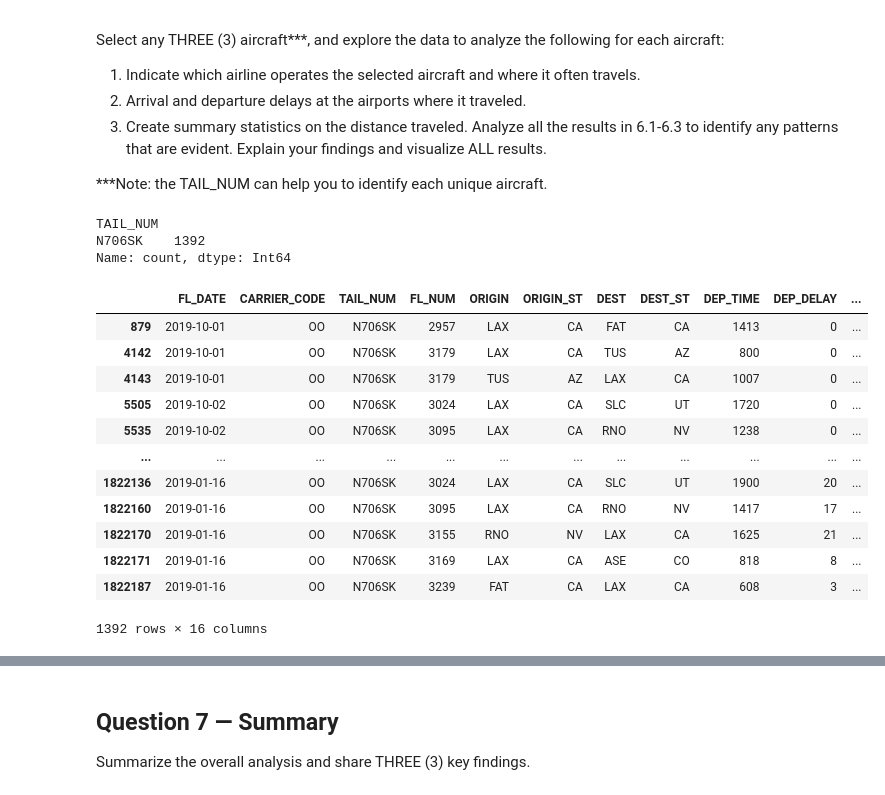
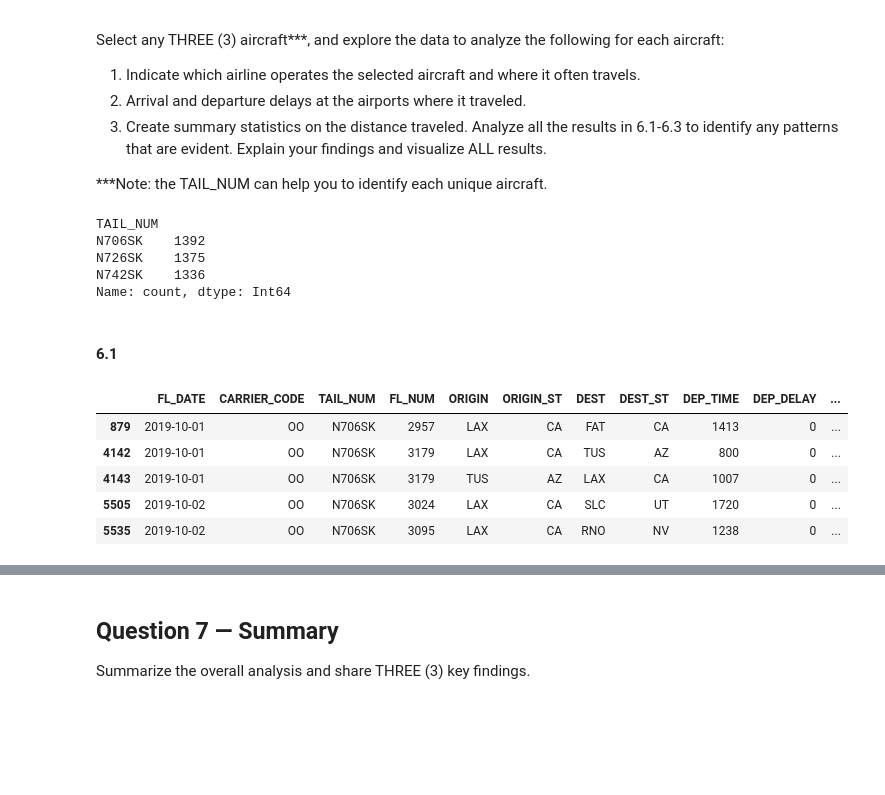
Before and after one commit to ayushzenith/practicum_1, a Jupyter notebook: Practicum.1.Group.30.ipynb, the cells around one changed output, grey strips where cells are left out. Drawn from its saved outputs; the diff is of its cells as text; code cells hidden in the pictures; blank space fills up the shorter version.

```diff
--- a/Practicum.1.Group.30.ipynb
+++ b/Practicum.1.Group.30.ipynb
@@ -724,26 +742,24 @@ Select any THREE (3) aircraft***, and explore the data to analyze the following
 Analyze all the results in 6.1-6.3 to identify any patterns that are evident. Explain your findings and visualize ALL results.
 
 ***Note: the TAIL_NUM can help you to identify each unique aircraft.
-# %%
-df['TAIL_NUM'].value_counts()[:1] # top aircraft
-# %% [output]
-TAIL_NUM
-N706SK    1392
-Name: count, dtype: Int64
+# %%
+# Listing most popular aircrafts
+df['TAIL_NUM'].value_counts()[:3]
+# %% [output]
+TAIL_NUM
+N706SK    1392
+N726SK    1375
+N742SK    1336
+Name: count, dtype: Int64
+# %% [markdown]
+#### 6.1
 # %%
 N706SK_df = df[df['TAIL_NUM'] == 'N706SK']
-N706SK_df # OO
+N706SK_df.head()
 # %% [output]
 |  | FL_DATE | CARRIER_CODE | TAIL_NUM | FL_NUM | ORIGIN | ORIGIN_ST | DEST | DEST_ST | DEP_TIME | DEP_DELAY | ... |
 | 879 | 2019-10-01 | OO | N706SK | 2957 | LAX | CA | FAT | CA | 1413 | 0 | ... |
 | 4142 | 2019-10-01 | OO | N706SK | 3179 | LAX | CA | TUS | AZ | 800 | 0 | ... |
 | 4143 | 2019-10-01 | OO | N706SK | 3179 | TUS | AZ | LAX | CA | 1007 | 0 | ... |
 | 5505 | 2019-10-02 | OO | N706SK | 3024 | LAX | CA | SLC | UT | 1720 | 0 | ... |
 | 5535 | 2019-10-02 | OO | N706SK | 3095 | LAX | CA | RNO | NV | 1238 | 0 | ... |
-| ... | ... | ... | ... | ... | ... | ... | ... | ... | ... | ... | ... |
-| 1822136 | 2019-01-16 | OO | N706SK | 3024 | LAX | CA | SLC | UT | 1900 | 20 | ... |
-| 1822160 | 2019-01-16 | OO | N706SK | 3095 | LAX | CA | RNO | NV | 1417 | 17 | ... |
-| 1822170 | 2019-01-16 | OO | N706SK | 3155 | RNO | NV | LAX | CA | 1625 | 21 | ... |
-| 1822171 | 2019-01-16 | OO | N706SK | 3169 | LAX | CA | ASE | CO | 818 | 8 | ... |
-| 1822187 | 2019-01-16 | OO | N706SK | 3239 | FAT | CA | LAX | CA | 608 | 3 | ... |
-1392 rows × 16 columns
```
Also changed, not shown: parts of 18 cells of this notebook.
